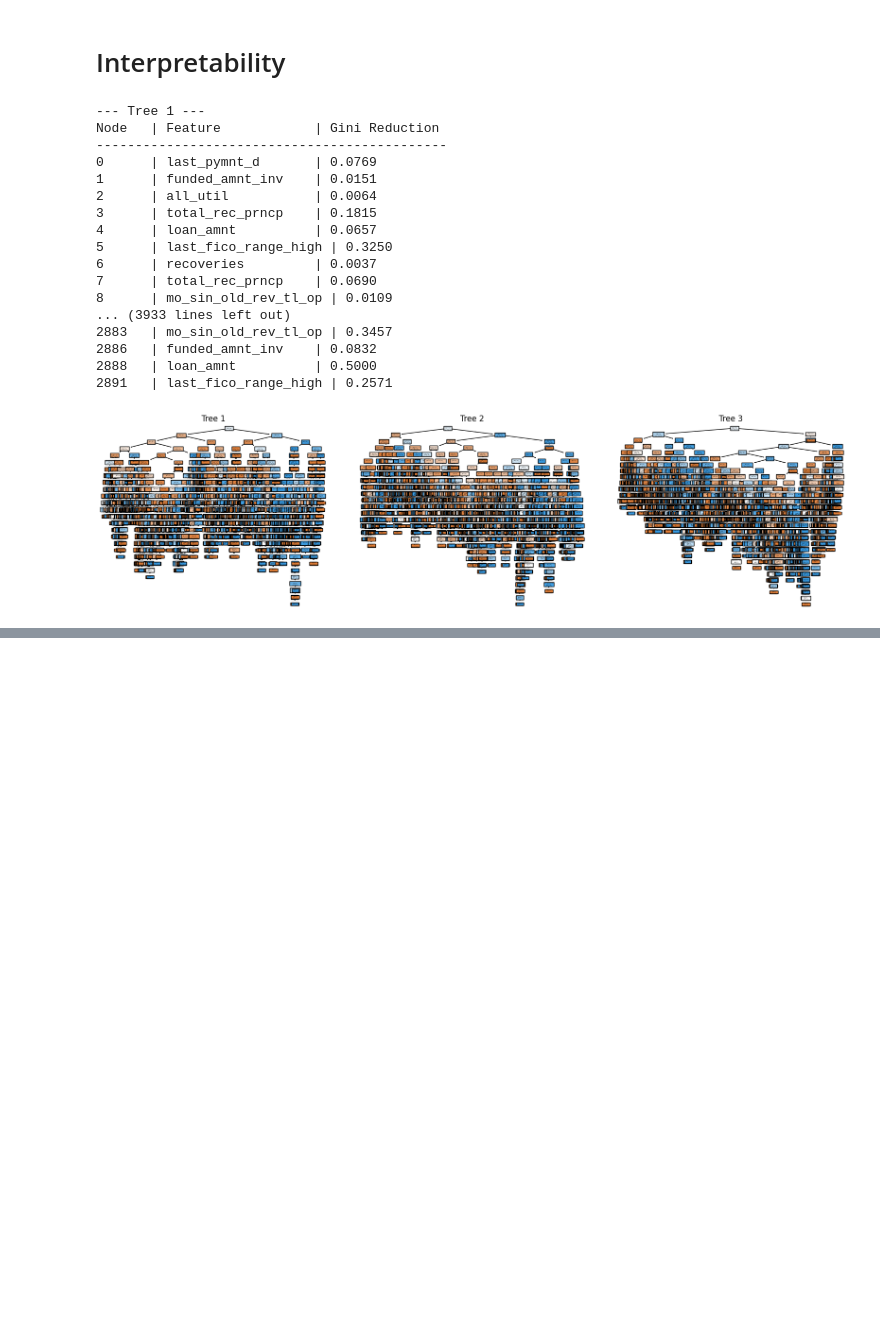
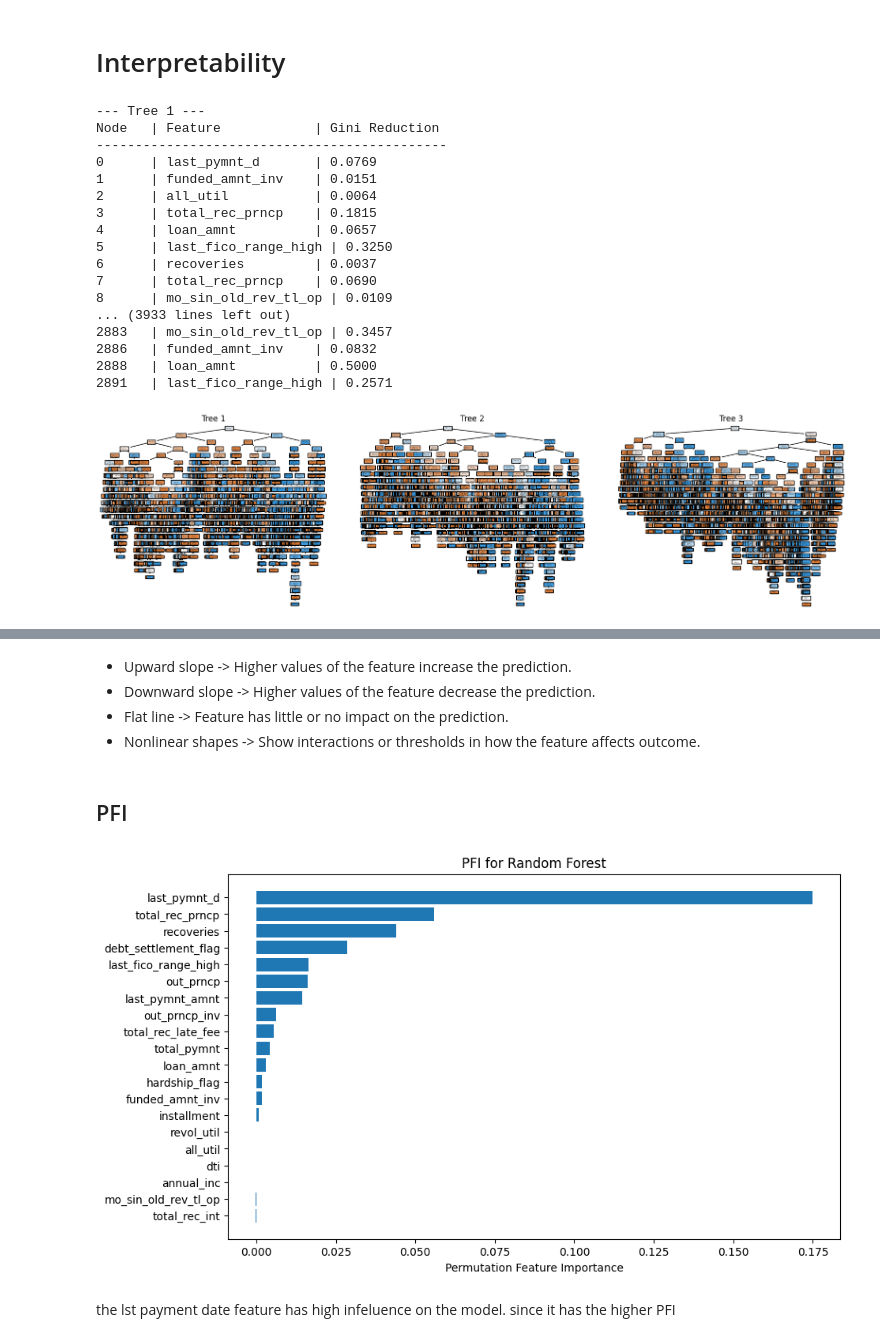
Before and after one commit to Farha-A/Credit-Scoring, a Jupyter notebook: notebooks/Arwa Random_Forest.ipynb, the cells around one changed output, grey strips where cells are left out. Saved outputs shown, nothing was run; the diff lists cells and outputs as text; code cells hidden in the pictures; blank space fills up the shorter version.

```diff
--- a/notebooks/Arwa Random_Forest.ipynb
+++ b/notebooks/Arwa Random_Forest.ipynb
@@ -327,0 +482,27 @@ Samples: 2
+# %% [markdown]
+* Upward slope -> Higher values of the feature increase the prediction.
+* Downward slope -> Higher values of the feature decrease the prediction.
+* Flat line -> Feature has little or no impact on the prediction.
+* Nonlinear shapes -> Show interactions or thresholds in how the feature affects outcome.
+# %% [markdown]
+## PFI
+# %%
+pfi_result = permutation_importance(
+    rf_model,
+    X_test,
+    y_test,
+    n_repeats=30,
+    random_state=42,
+    n_jobs=-1
+)
+
+sorted_idx = pfi_result.importances_mean.argsort()
+plt.figure(figsize=(10, 6))
+plt.barh(X_test.columns[sorted_idx], pfi_result.importances_mean[sorted_idx])
+plt.xlabel("Permutation Feature Importance")
+plt.title("PFI for Random Forest")
+plt.show()
+# %% [output]
+[figure, added]
+# %% [markdown]
+the lst payment date feature has high infeluence on the model. since it has the higher PFI
```
Also changed, not shown: parts of 25 cells of this notebook.
